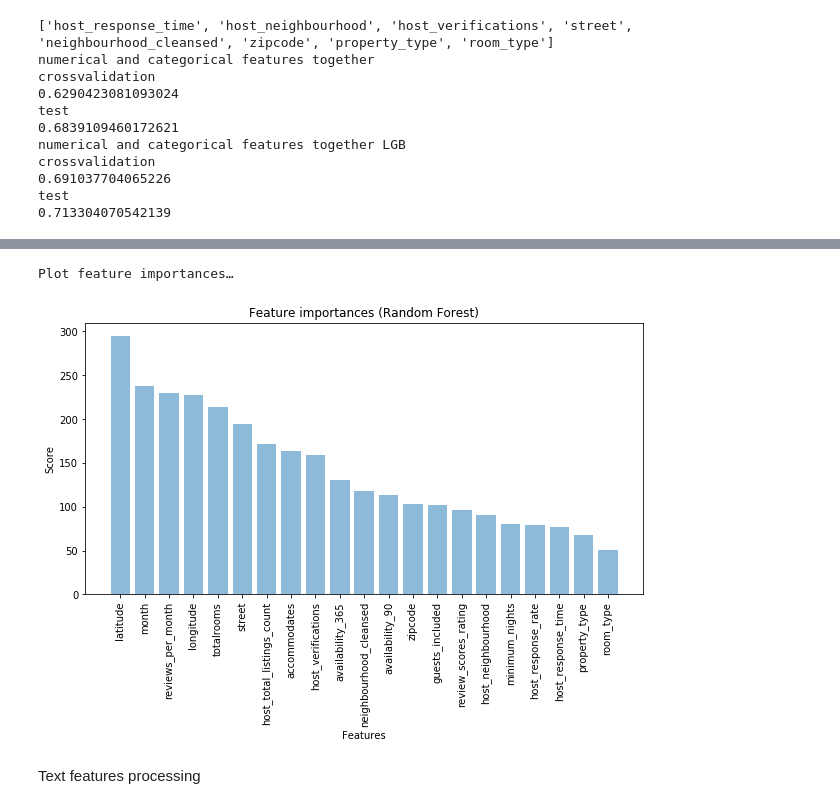
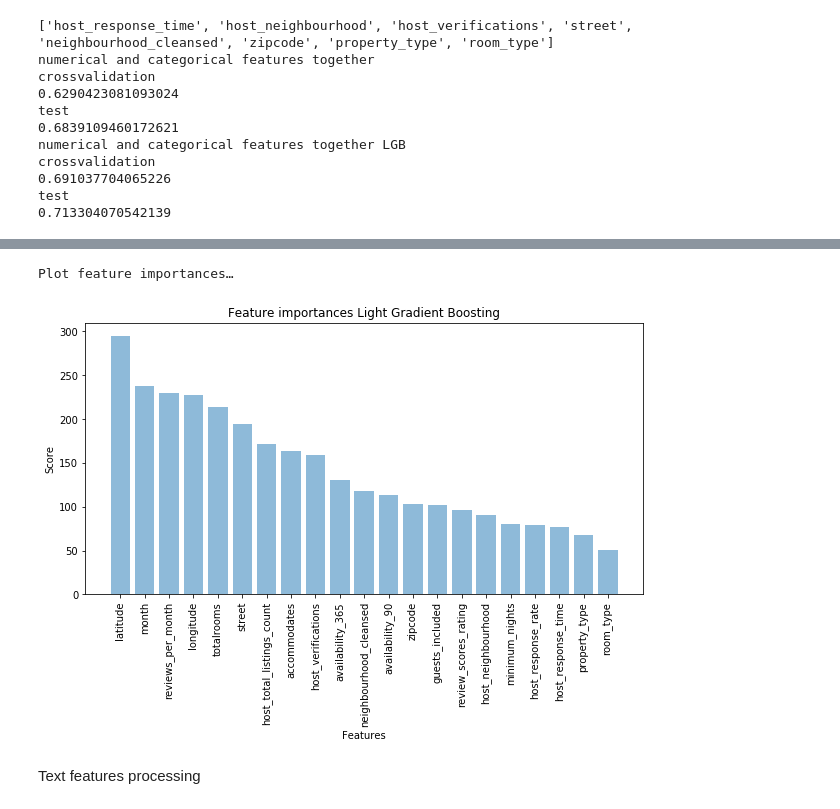
Before and after one commit to kuzn137/airbnb-data-modeling, a Jupyter notebook: airbnb.ipynb, the cells around one changed output, grey strips where cells are left out. Cells and saved outputs as stored; diff of their text form; code cells hidden in the pictures.

```diff
--- a/airbnb.ipynb
+++ b/airbnb.ipynb
@@ -433,8 +433,8 @@ Plot feature importances…
-# %%
-plot_rf_features(X, model_lgb)
-# %% [output]
-Plot feature importances…
-[figure, removed]
+# %%
+plot_features(X, model_lgb, " Light Gradient Boosting")
+# %% [output]
+Plot feature importances…
+[figure, added]
 # %% [markdown]
 Text features processing
 # %%
```
Also changed, not shown: parts of 3 cells of this notebook.
